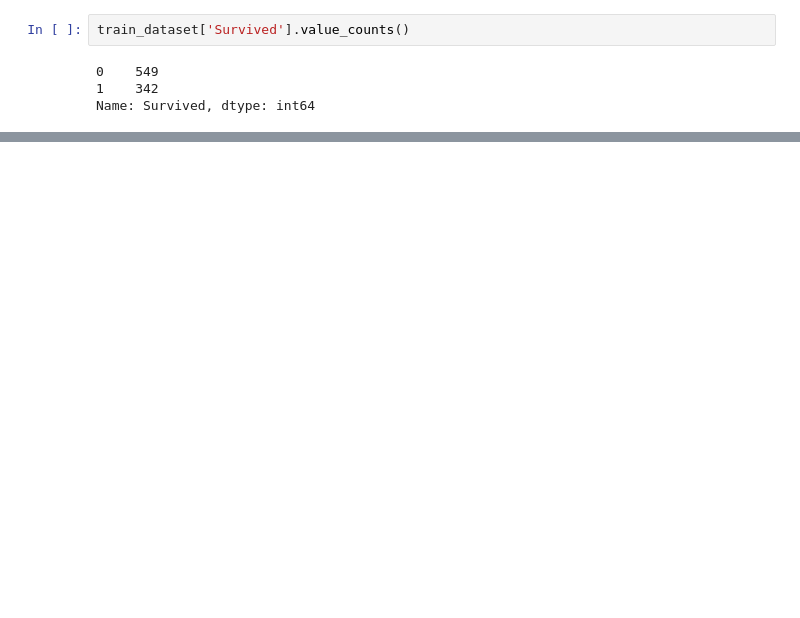
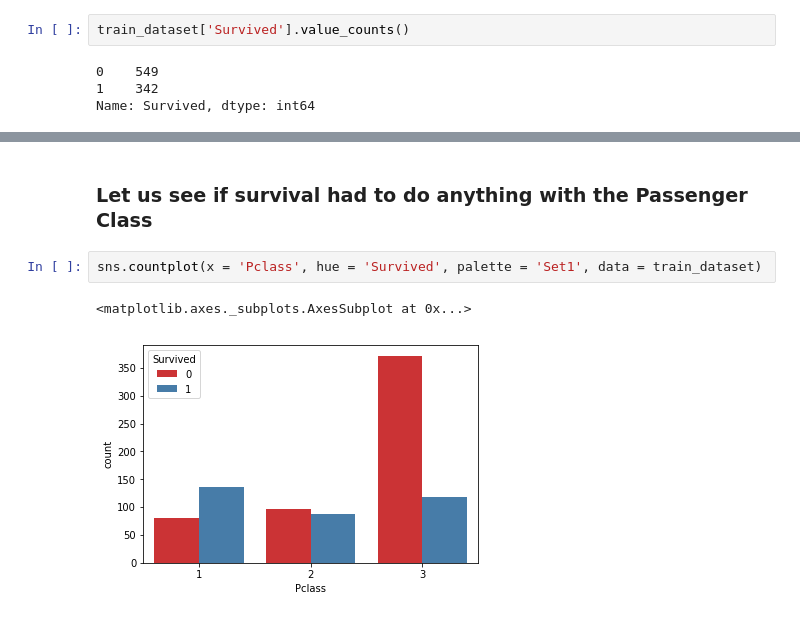
Before and after one commit to beginmachinelearning/deep_learning, a Jupyter notebook: practice_exercises/titanic_kaggle/titanic_classification_keras.ipynb, the cells around one changed output, grey strips where cells are left out. Saved outputs shown, nothing was run; the diff lists cells and outputs as text; blank space fills up the shorter version.

```diff
--- a/practice_exercises/titanic_kaggle/titanic_classification_keras.ipynb
+++ b/practice_exercises/titanic_kaggle/titanic_classification_keras.ipynb
@@ -128,0 +150,7 @@ sns.barplot(x="Survived", y="Sex", data=train_dataset)
+# %% [markdown]
+### Let us see if survival had to do anything with the Passenger Class
+# %%
+sns.countplot(x = 'Pclass', hue = 'Survived', palette = 'Set1', data = train_dataset)
+# %% [output]
+<matplotlib.axes._subplots.AxesSubplot at 0x...>
+[figure, added]
```
Also changed, not shown: parts of 24 cells of this notebook.
